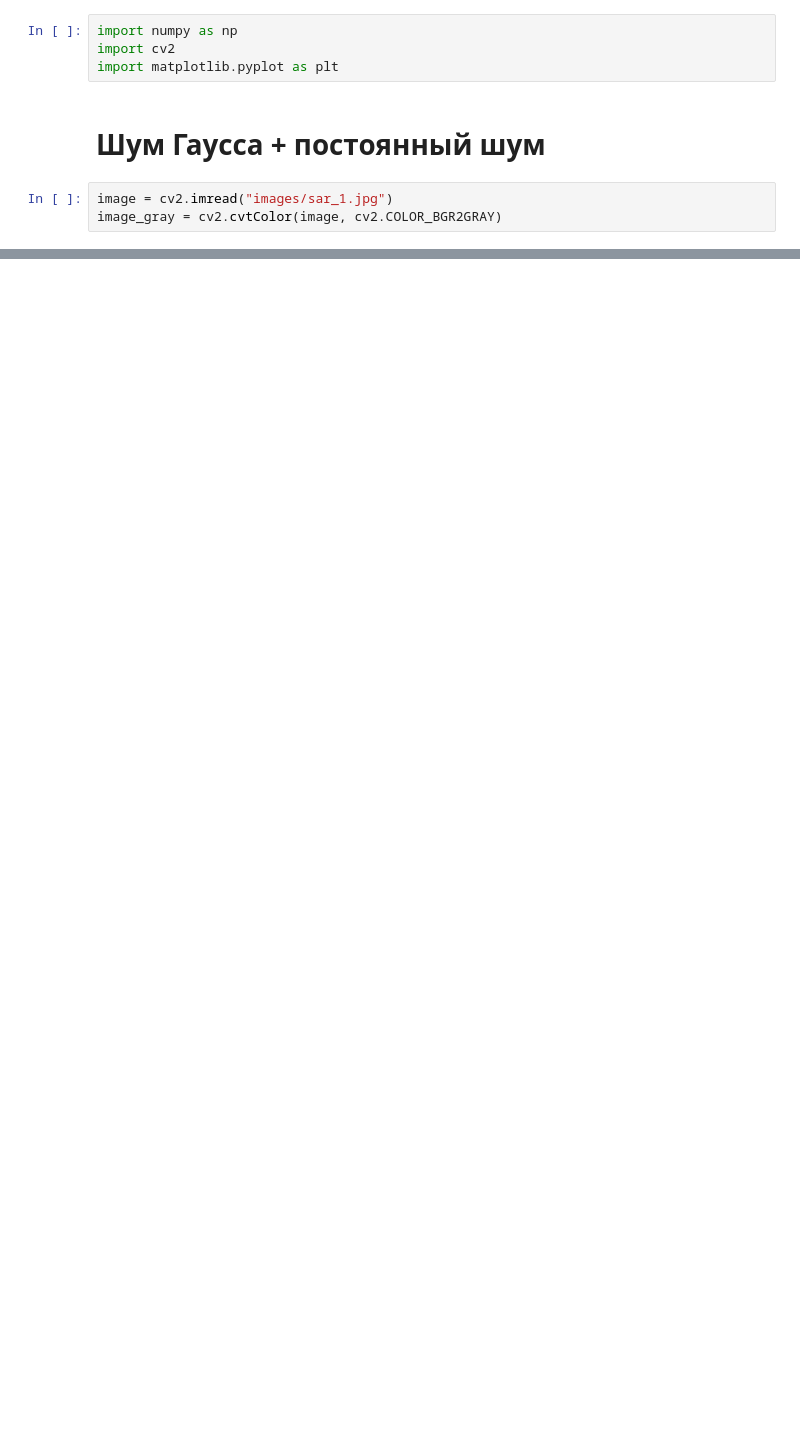
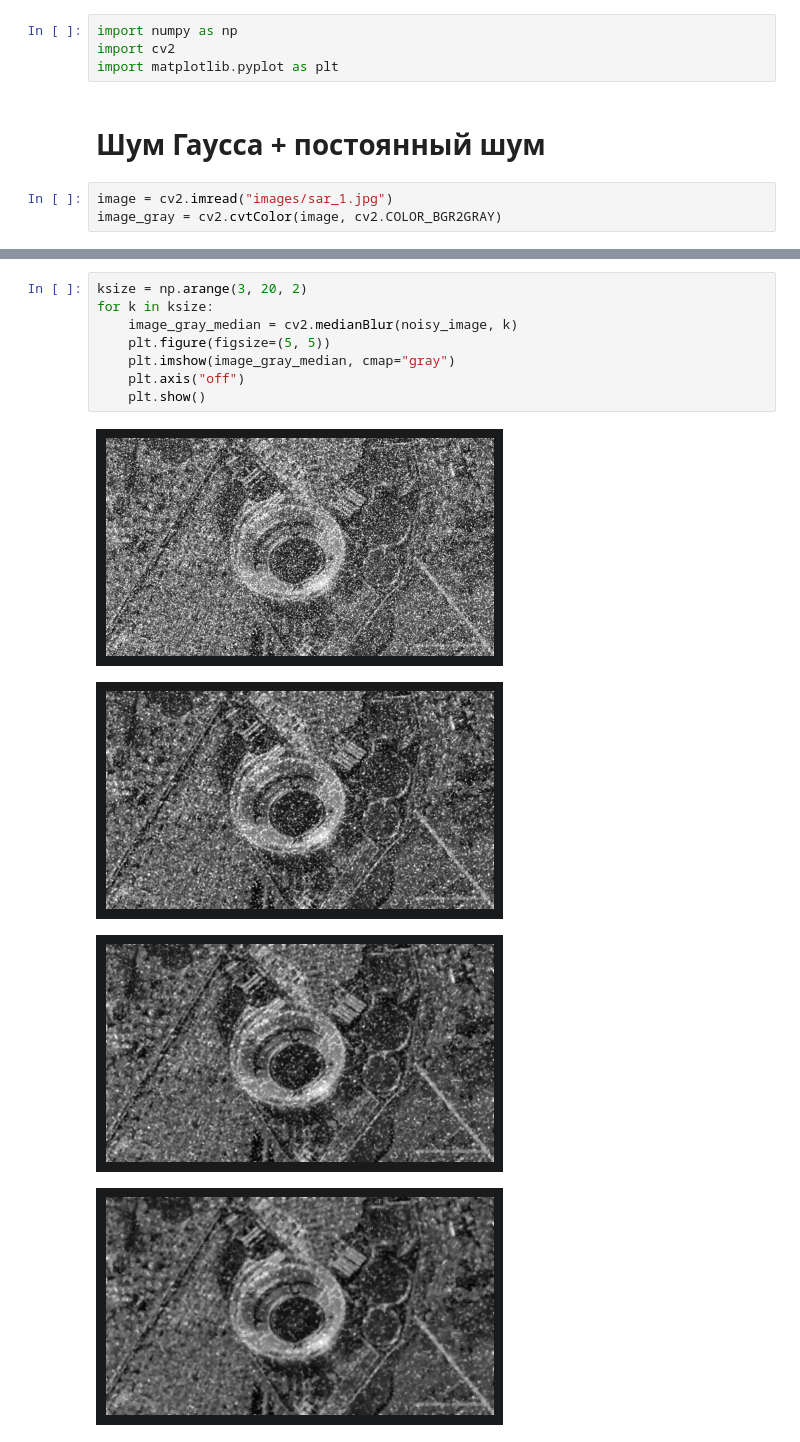
Before and after one commit to midicowbell/imageProcessing, a Jupyter notebook: lab2.ipynb, the cells around one changed output, grey strips where cells are left out. Drawn from its saved outputs; the diff is of its cells as text; blank space fills up the shorter version.

```diff
--- a/lab2.ipynb
+++ b/lab2.ipynb
@@ -54,0 +57,13 @@ plt.show()
+# %%
+ksize = np.arange(3, 20, 2)
+for k in ksize:
+    image_gray_median = cv2.medianBlur(noisy_image, k)
+    plt.figure(figsize=(5, 5))
+    plt.imshow(image_gray_median, cmap="gray")
+    plt.axis("off")
+    plt.show()
+# %% [output]
+[figure, added]
+[figure, added]
+[figure, added]
+[figure, added]
```
Also changed, not shown: parts of 5 cells of this notebook.
